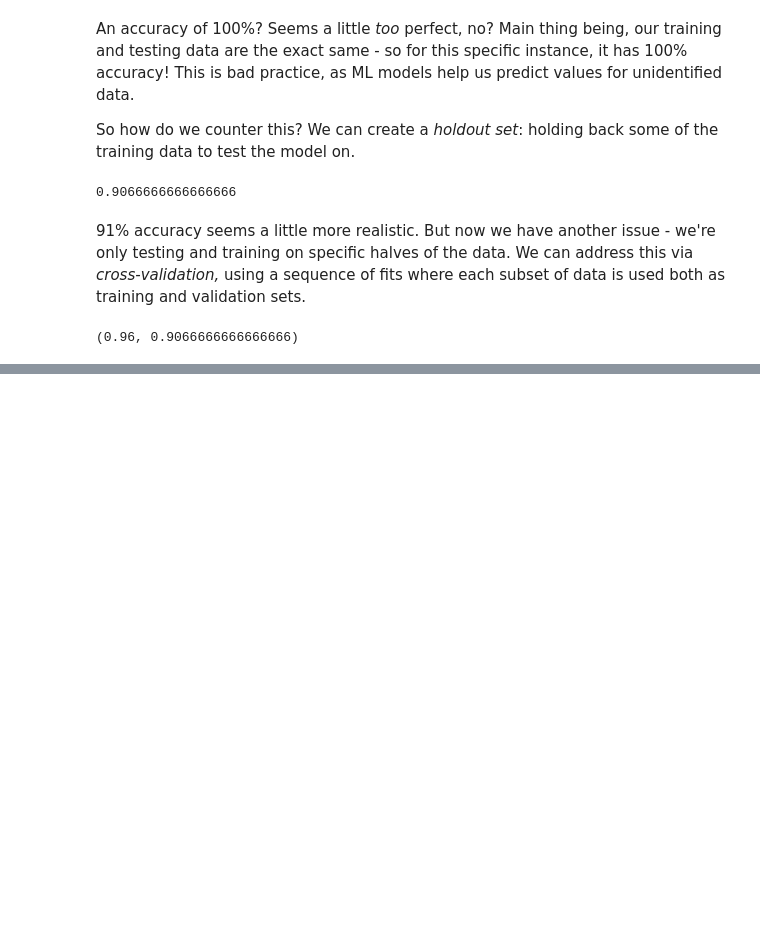
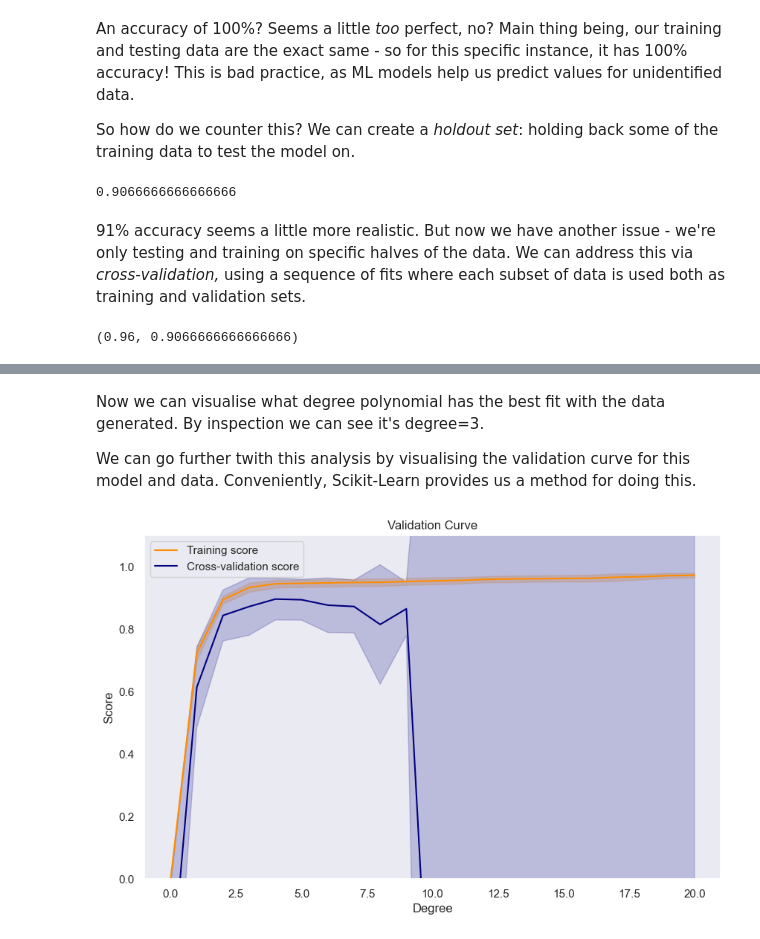
Before and after one commit to j-hussain/machine-learning, a Jupyter notebook: hyperparameters-and-model-val.ipynb, the cells around one changed output, grey strips where cells are left out. Saved outputs shown, nothing was run; the diff lists cells and outputs as text; code cells hidden in the pictures; blank space fills up the shorter version.

```diff
--- a/hyperparameters-and-model-val.ipynb
+++ b/hyperparameters-and-model-val.ipynb
@@ -41,0 +136,43 @@ acc(y1, y1_model), acc(y2, y2_model)
+# %% [markdown]
+Now we can visualise what degree polynomial has the best fit with the data generated. By inspection we can see it's degree=3.
+
+We can go further twith this analysis by visualising the validation curve for this model and data. Conveniently, Scikit-Learn provides us a method for doing this.
+# %%
+from sklearn.model_selection import validation_curve
+degree = np.arange(0,21)
+
+train_scores, valid_scores = validation_curve(
+    PolyReg(), X, y, param_name='polynomialfeatures__degree', param_range=degree, cv=5
+)
+train_scores_mean = np.mean(train_scores, axis=1)
+train_scores_std = np.std(train_scores, axis=1)
+valid_scores_mean = np.mean(valid_scores, axis=1)
+valid_scores_std = np.std(valid_scores, axis=1)
+plt.figure(figsize=(10, 6))
+plt.title("Validation Curve")
+plt.xlabel("Degree")
+plt.ylabel("Score")
+plt.ylim(0.0, 1.1)
+plt.grid()
+
+plt.plot(degree, train_scores_mean, label="Training score", color="darkorange")
+plt.fill_between(
+    degree,
+    train_scores_mean - train_scores_std,
+    train_scores_mean + train_scores_std,
+    alpha=0.2,
+    color="darkorange"
+)
+plt.plot(degree, valid_scores_mean, label="Cross-validation score", color="navy")
+plt.fill_between(
+    degree,
+    valid_scores_mean - valid_scores_std,
+    valid_scores_mean + valid_scores_std,
+    alpha=0.2,
+    color="navy"
+)
+
+plt.legend(loc="best")
+plt.show()
+# %% [output]
+[figure, added]
```
Also changed, not shown: parts of 8 cells of this notebook.
